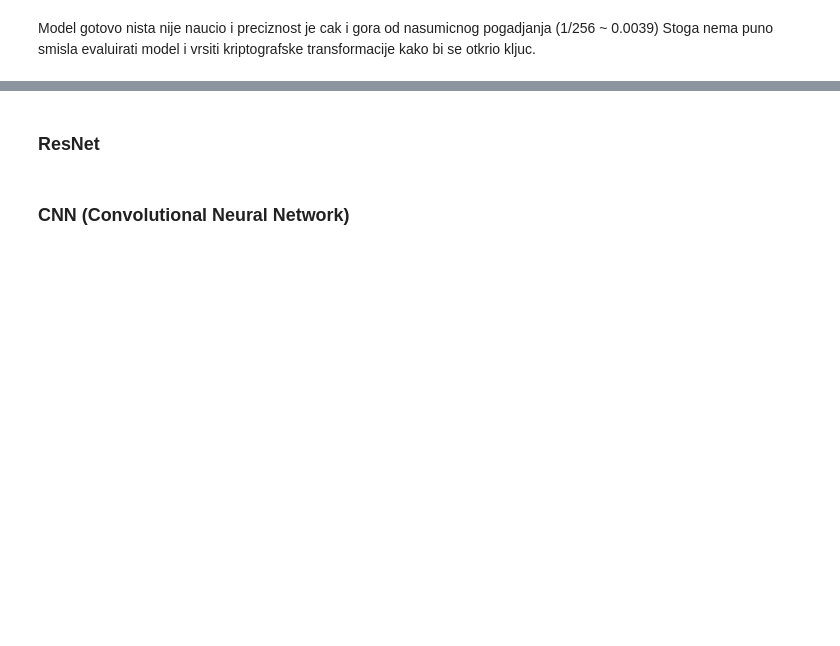
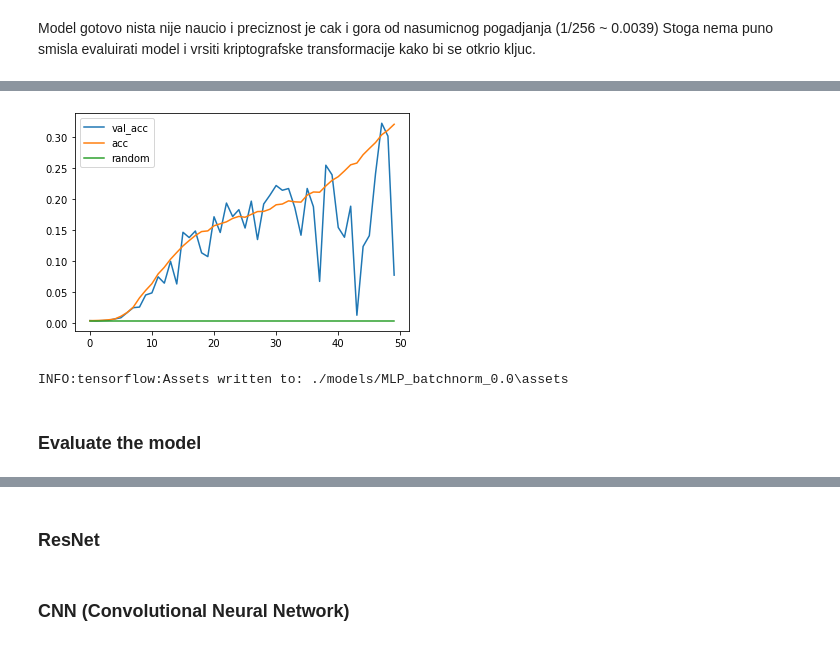
Before and after one commit to rubidijum/MachineLearningSCA, a Jupyter notebook: 1_0_SCA_MLP.ipynb, the cells around one changed output, grey strips where cells are left out. Drawn from its saved outputs; the diff is of its cells as text; code cells hidden in the pictures; blank space fills up the shorter version.

Commit message:
Update MLP training trials.

```diff
--- a/1_0_SCA_MLP.ipynb
+++ b/1_0_SCA_MLP.ipynb
@@ -84,4 +61,4 @@ ATTACK_BYTE = 0
 (X_train, y_train) = dataset.create_data(training_array, ATTACK_POINT, ATTACK_BYTE, 10000)
 (X_test, y_test, keys, plaintexts) = dataset.create_data(testing_array, ATTACK_POINT, ATTACK_BYTE, 10000, attack = True)
 # %%
-input_vector_shape = X_train_scaaml.shape[1]
+input_vector_shape = X_train.shape[1]
@@ -248,0 +204,15 @@ Stoga nema puno smisla evaluirati model i vrsiti kriptografske transformacije ka
+# %%
+MLP_optimizer = tf.keras.optimizers.RMSprop(learning_rate=0.00001)
+
+MLP_batchnorm.compile(loss='categorical_crossentropy',
+                 optimizer=MLP_optimizer,
+                 metrics=['accuracy'])
+# %%
+_log_dir = log_root_path + 'MLP_batchnorm_' + datetime.now().strftime("%Y-%d-%m_%H-%M")
+
+callbacks_list = [
+    tf.keras.callbacks.EarlyStopping(monitor='loss', patience=3),
+    tf.keras.callbacks.TensorBoard(log_dir=_log_dir, histogram_freq=1)
+]
+
+history = MLP_batchnorm.fit(X_train, y_train, batch_size=32, epochs=50, verbose=1, validation_data=(X_test, y_test), callbacks=callbacks_list)
@@ -248,0 +263,16 @@ Stoga nema puno smisla evaluirati model i vrsiti kriptografske transformacije ka
+# %%
+random_accuracy = [1/256] * len(history.history['val_accuracy'])
+
+plt.plot(history.history['val_accuracy'])
+plt.plot(history.history['accuracy'])
+plt.plot(random_accuracy)
+plt.legend(['val_acc', 'acc', 'random'],loc='best')
+plt.show()
+# %% [output]
+[figure, added]
+# %%
+MLP_batchnorm.save('./models/MLP_batchnorm_0.0')
+# %% [output]
+INFO:tensorflow:Assets written to: ./models/MLP_batchnorm_0.0\assets
+# %% [markdown]
+### Evaluate the model
```
Also changed, not shown: parts of 74 cells of this notebook.
